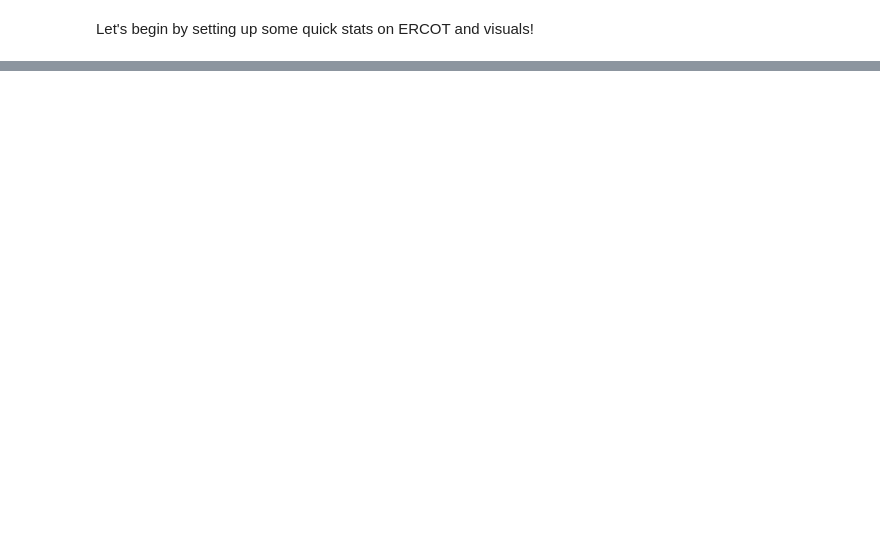
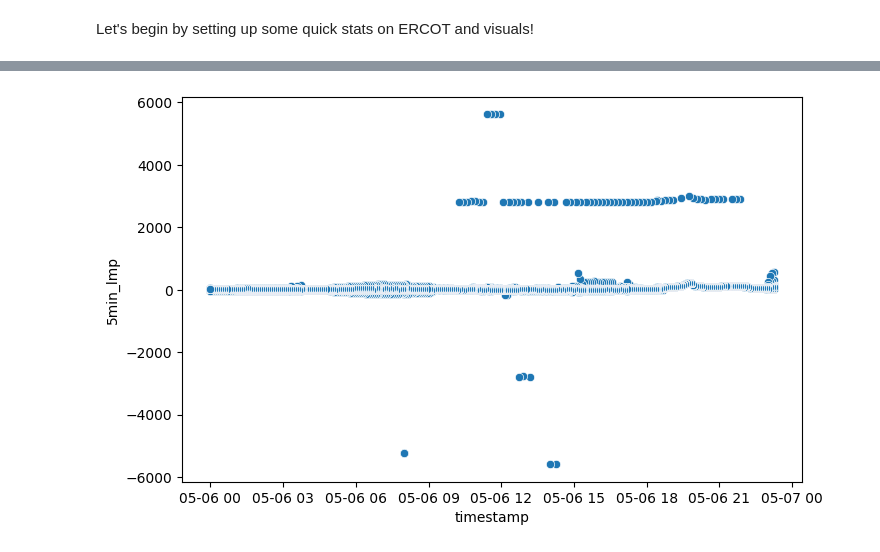
Before and after one commit to aangelsalazarr/us_electricity_pricing, a Jupyter notebook: statistical_analysis.ipynb, the cells around one changed output, grey strips where cells are left out. Drawn from its saved outputs; the diff is of its cells as text; code cells hidden in the pictures; blank space fills up the shorter version.

```diff
--- a/statistical_analysis.ipynb
+++ b/statistical_analysis.ipynb
@@ -29,0 +58,9 @@ shape: (9, 5)
+# %%
+# now let's plot data
+plt.figure(figsize=[8,5])
+
+sns.scatterplot(data=ercot_data, x='timestamp', y='5min_lmp')
+
+plt.show()
+# %% [output]
+[figure, added]
```
Also changed, not shown: parts of 3 cells of this notebook.
